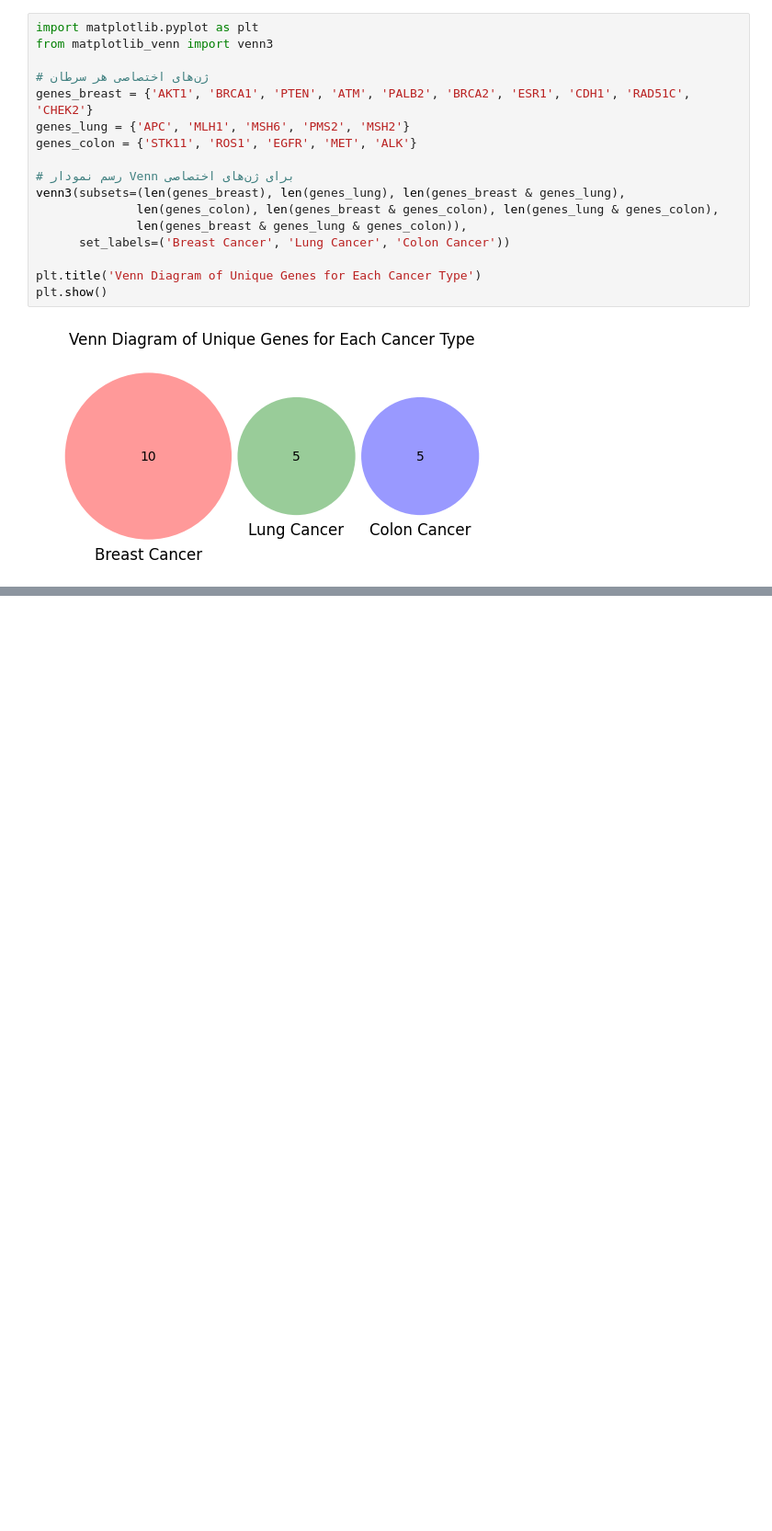
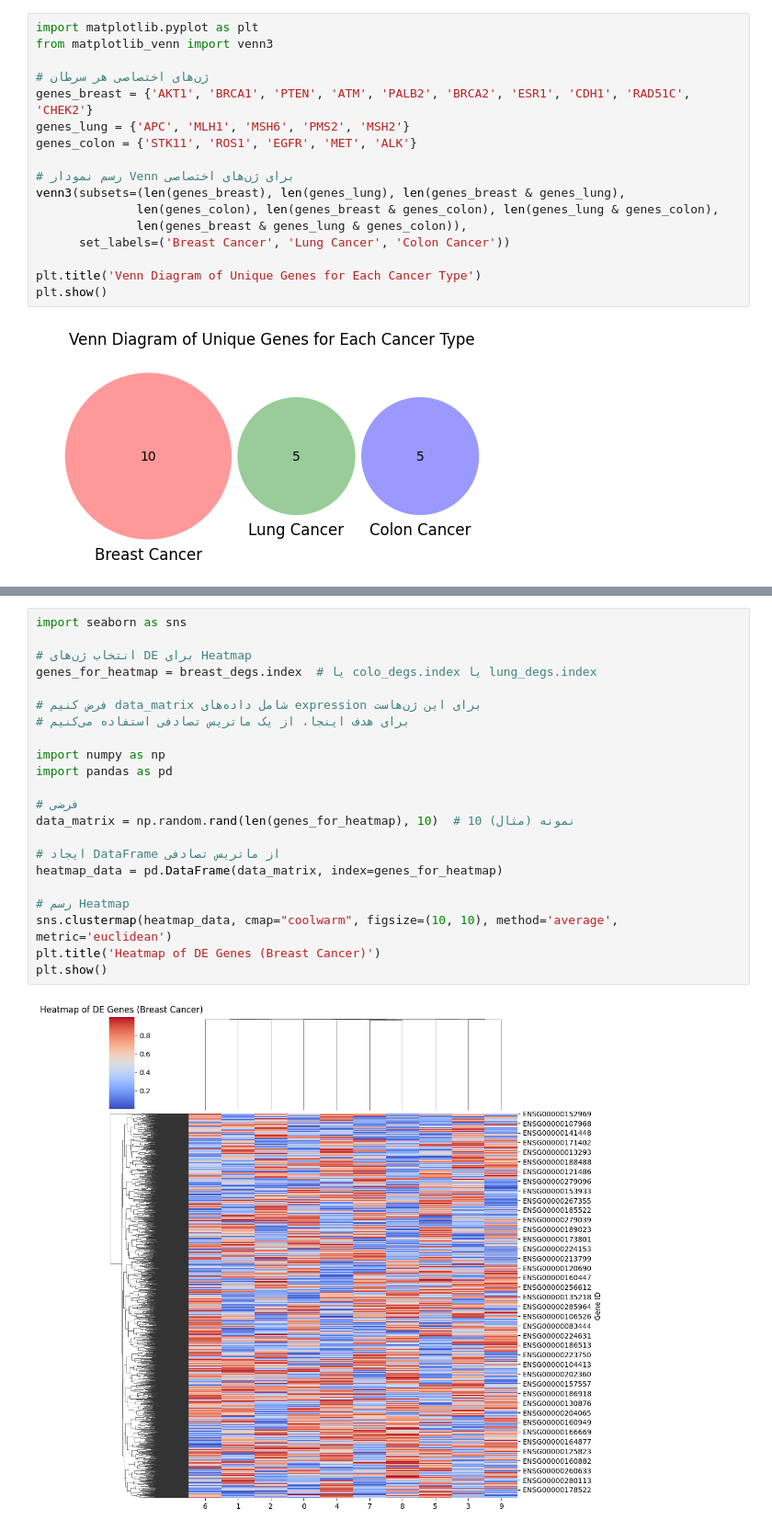
Before and after one commit to Melikaeydel/GSE256265, a Jupyter notebook: cancer.ipynb, the cells around one changed output, grey strips where cells are left out. Shown at 92% size. Saved outputs shown, nothing was run; the diff lists cells and outputs as text; blank space fills up the shorter version.

```diff
--- a/cancer.ipynb
+++ b/cancer.ipynb
@@ -432,0 +638,24 @@ plt.show()
+# %%
+import seaborn as sns
+
+# انتخاب ژن‌های DE برای Heatmap
+genes_for_heatmap = breast_degs.index  # یا colo_degs.index یا lung_degs.index
+
+# فرض کنیم data_matrix شامل داده‌های expression برای این ژن‌هاست
+# برای هدف اینجا، از یک ماتریس تصادفی استفاده می‌کنیم
+
+import numpy as np
+import pandas as pd
+
+# فرضی
+data_matrix = np.random.rand(len(genes_for_heatmap), 10)  # 10 نمونه (مثال)
+
+# ایجاد DataFrame از ماتریس تصادفی
+heatmap_data = pd.DataFrame(data_matrix, index=genes_for_heatmap)
+
+# رسم Heatmap
+sns.clustermap(heatmap_data, cmap="coolwarm", figsize=(10, 10), method='average', metric='euclidean')
+plt.title('Heatmap of DE Genes (Breast Cancer)')
+plt.show()
+# %% [output]
+[figure, added]
```
Also changed, not shown: parts of 39 cells of this notebook.
